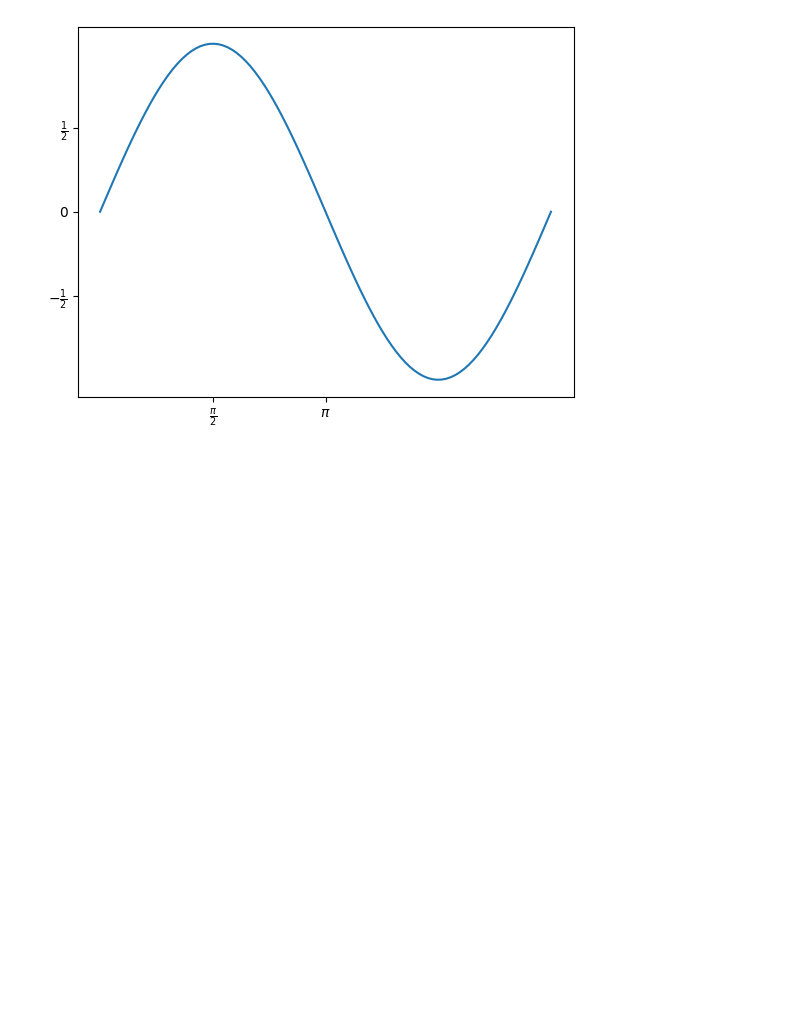
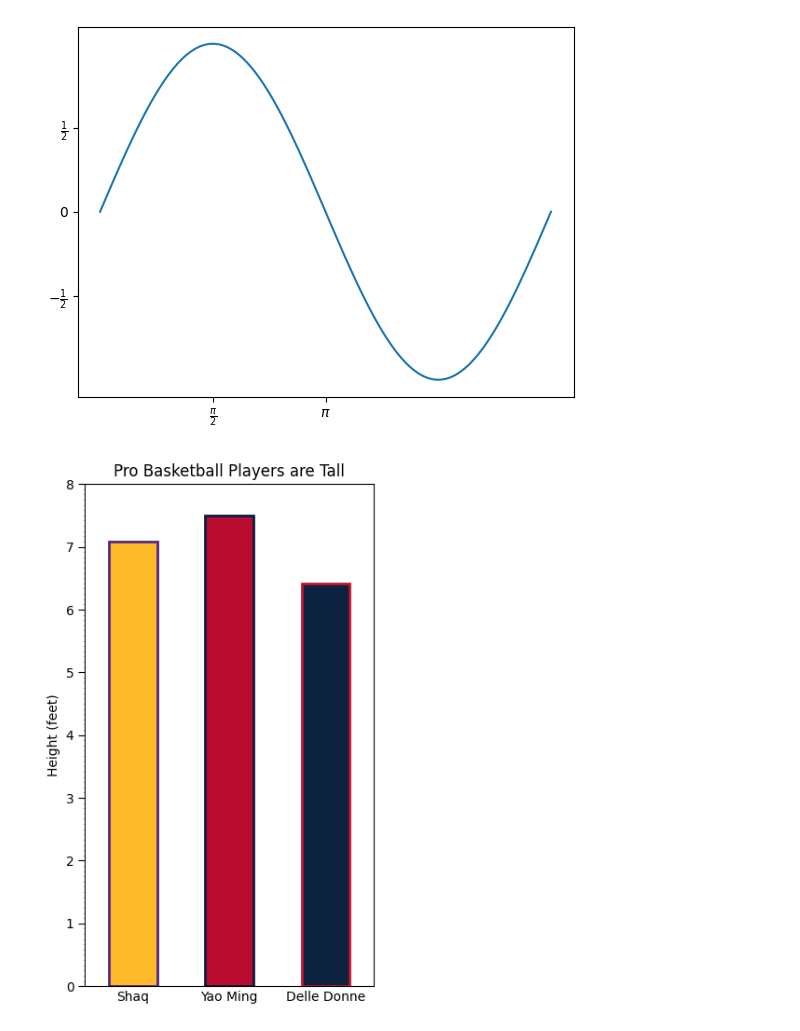
Before and after one commit to romz-pl/Jupyter-Python, a Jupyter notebook: 04-matplotlib/matplotlib.ipynb, the cells around one changed output. Saved outputs shown, nothing was run; the diff lists cells and outputs as text; code cells hidden in the pictures; blank space fills up the shorter version.

Commit message:
Swoh Pandas.Series as bar plot

```diff
--- a/04-matplotlib/matplotlib.ipynb
+++ b/04-matplotlib/matplotlib.ipynb
@@ -405,3 +405,33 @@ ax.xaxis.set_ticklabels([r"$\frac{\pi}{2}$", r"$\pi$"])
 plt.show()
 # %% [output]
 [figure]
+# %%
+data = pd.Series( {'Shaq': 7 + (1/12),
+                     'Yao Ming': 7.5,
+                     'Delle Donne': 6 + (5/12)})
+
+fig, ax = plt.figure(figsize = (4,7)), plt.axes()
+
+data.plot.bar(ax = ax,
+        color = ['#FDB927', '#BA0C2F', '#0C2340'],
+        edgecolor = ['#552583', '#041E42', '#C8102E'],
+        linewidth = 2)
+
+# Get rid of ticks on x-axis, rotate text
+ax.xaxis.set_tick_params(length = 0, which = 'major', rotation = 0)
+
+ylim0, ylim1 = 0,8
+ax.set_ylim([ylim0, ylim1])
+
+ax.set_yticks(range(ylim0, ylim1+1))
+
+# ax.yaxis.set_major_locator(tck.MultipleLocator(1))
+ax.yaxis.set_minor_locator(tck.MultipleLocator(1/12))
+ax.yaxis.set_tick_params(length = 1, which = 'minor')
+ax.yaxis.set_tick_params(length = 5, which = 'major')
+
+ax.set_ylabel("Height (feet)")
+ax.set_title("Pro Basketball Players are Tall")
+plt.show()
+# %% [output]
+[figure, added]
```
